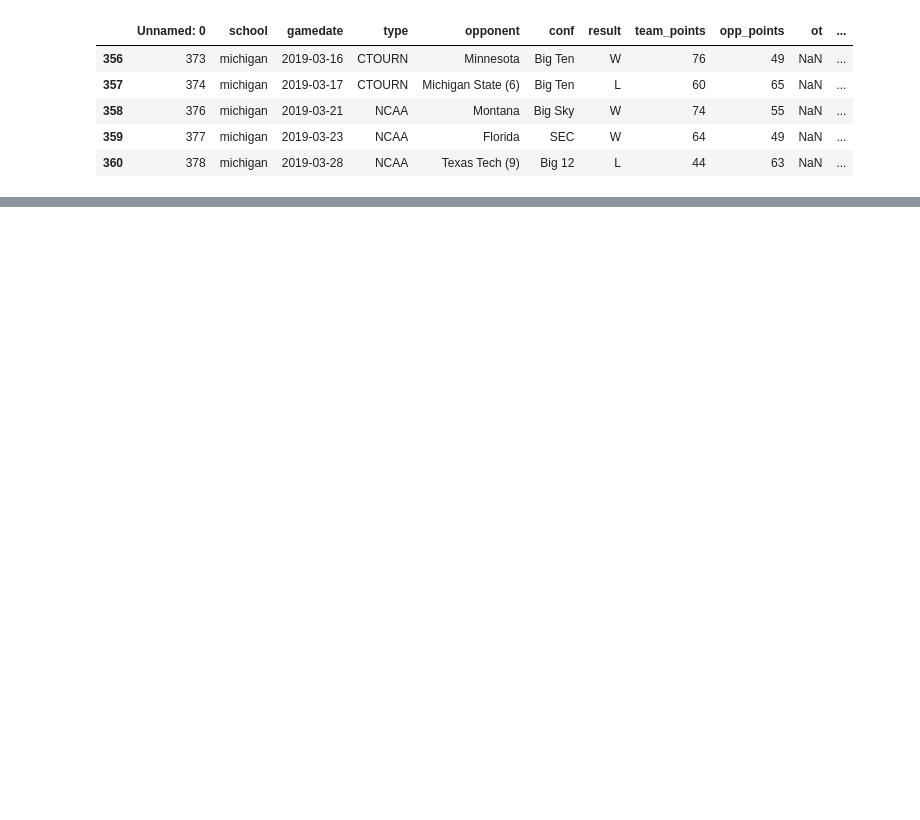
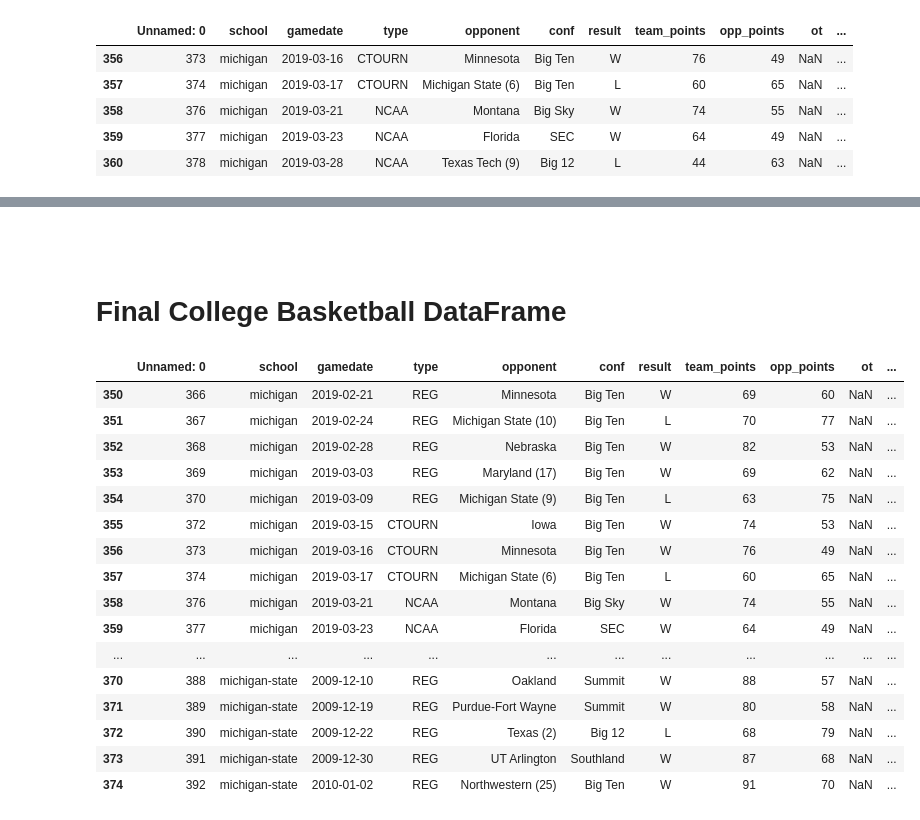
Before and after one commit to djboudia/milestone, a Jupyter notebook: 03_notebooks/basketball_times.ipynb, the cells around one changed output, grey strips where cells are left out. Drawn from its saved outputs; the diff is of its cells as text; code cells hidden in the pictures; blank space fills up the shorter version.

Commit message:
Updating w/ new Selenium code and pd.concat on df_cbb for Michigan data

```diff
--- a/03_notebooks/basketball_times.ipynb
+++ b/03_notebooks/basketball_times.ipynb
@@ -414,0 +332,3 @@ df_cbb[df_cbb['school'] == 'michigan'].tail()
+# %%
+df_selenium = pd.concat([game_strings, season_times, states, attendance_series], axis=1)
+df_selenium
@@ -414,0 +349,5 @@ df_cbb[df_cbb['school'] == 'michigan'].tail()
+# %%
+# remove rows where '(EX)' in 'Game String' before pd.concat w/ df_cbb
+df_selenium = df_selenium[~df_selenium['Game String'].str.contains('EX|\(ex\)')]
+# %%
+df_selenium = df_selenium.reset_index(drop=True)
@@ -414,0 +372,28 @@ df_cbb[df_cbb['school'] == 'michigan'].tail()
+# %% [markdown]
+
+&nbsp;
+# %% [markdown]
+
+# Final College Basketball DataFrame
+# %%
+df_basketball = pd.concat([df_cbb, df_selenium], axis=1)
+# %%
+df_basketball[350:375]
+# %% [output]
+|  | Unnamed: 0 | school | gamedate | type | opponent | conf | result | team_points | opp_points | ot | ... |
+| 350 | 366 | michigan | 2019-02-21 | REG | Minnesota | Big Ten | W | 69 | 60 | NaN | ... |
+| 351 | 367 | michigan | 2019-02-24 | REG | Michigan State (10) | Big Ten | L | 70 | 77 | NaN | ... |
+| 352 | 368 | michigan | 2019-02-28 | REG | Nebraska | Big Ten | W | 82 | 53 | NaN | ... |
+| 353 | 369 | michigan | 2019-03-03 | REG | Maryland (17) | Big Ten | W | 69 | 62 | NaN | ... |
+| 354 | 370 | michigan | 2019-03-09 | REG | Michigan State (9) | Big Ten | L | 63 | 75 | NaN | ... |
+| 355 | 372 | michigan | 2019-03-15 | CTOURN | Iowa | Big Ten | W | 74 | 53 | NaN | ... |
+| 356 | 373 | michigan | 2019-03-16 | CTOURN | Minnesota | Big Ten | W | 76 | 49 | NaN | ... |
+| 357 | 374 | michigan | 2019-03-17 | CTOURN | Michigan State (6) | Big Ten | L | 60 | 65 | NaN | ... |
+| 358 | 376 | michigan | 2019-03-21 | NCAA | Montana | Big Sky | W | 74 | 55 | NaN | ... |
+| 359 | 377 | michigan | 2019-03-23 | NCAA | Florida | SEC | W | 64 | 49 | NaN | ... |
+| ... | ... | ... | ... | ... | ... | ... | ... | ... | ... | ... | ... |
+| 370 | 388 | michigan-state | 2009-12-10 | REG | Oakland | Summit | W | 88 | 57 | NaN | ... |
+| 371 | 389 | michigan-state | 2009-12-19 | REG | Purdue-Fort Wayne | Summit | W | 80 | 58 | NaN | ... |
+| 372 | 390 | michigan-state | 2009-12-22 | REG | Texas (2) | Big 12 | L | 68 | 79 | NaN | ... |
+| 373 | 391 | michigan-state | 2009-12-30 | REG | UT Arlington | Southland | W | 87 | 68 | NaN | ... |
+| 374 | 392 | michigan-state | 2010-01-02 | REG | Northwestern (25) | Big Ten | W | 91 | 70 | NaN | ... |
```
Also changed, not shown: parts of 44 cells of this notebook.
